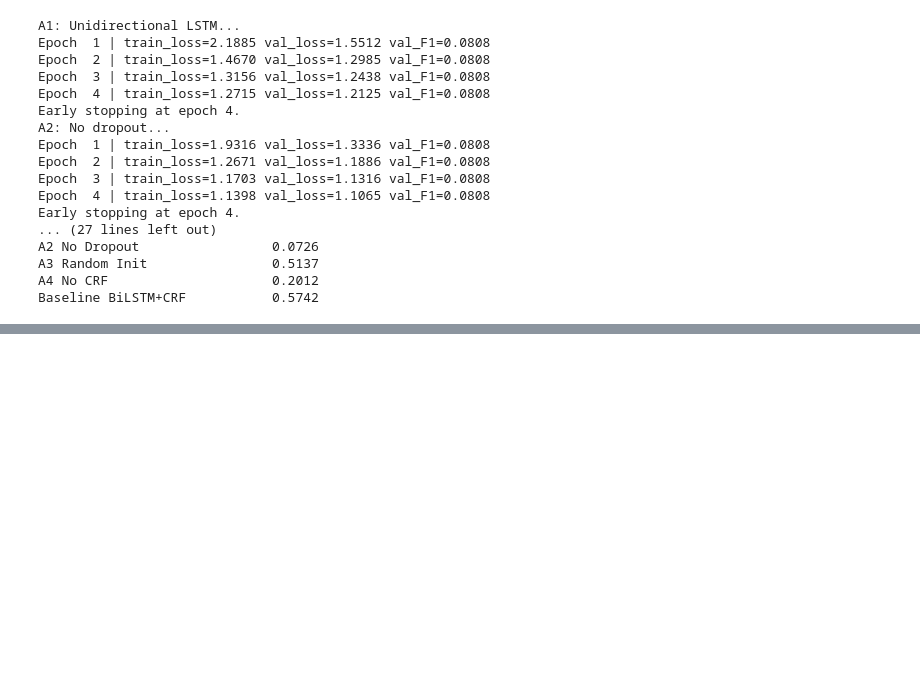
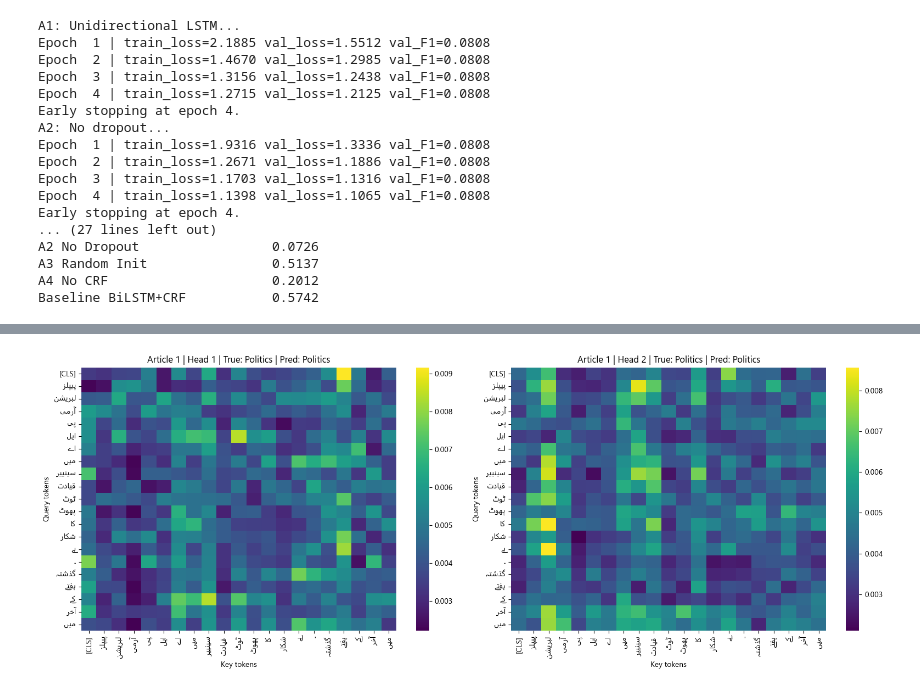
Before and after one commit to Saif1Shahzad/i23-2634-NLP-Assignment2, a Jupyter notebook: i23-2634_Assignment2_DS-A.ipynb, the cells around one changed output, grey strips where cells are left out. Saved outputs shown, nothing was run; the diff lists cells and outputs as text; code cells hidden in the pictures; blank space fills up the shorter version.

```diff
--- a/i23-2634_Assignment2_DS-A.ipynb
+++ b/i23-2634_Assignment2_DS-A.ipynb
@@ -1424,0 +1710,88 @@ Baseline BiLSTM+CRF           0.5742
+# %%
+transformer.eval()
+from matplotlib import font_manager as fm
+
+available_fonts = {f.name for f in fm.fontManager.ttflist}
+urdu_font_candidates = [
+    'Noto Nastaliq Urdu', 'Noto Naskh Arabic',
+    'Jameel Noori Nastaleeq', 'Mehr Nastaliq Web',
+    'Arial Unicode MS', 'Segoe UI', 'Tahoma'
+]
+urdu_font = next((f for f in urdu_font_candidates if f in available_fonts), None)
+if urdu_font is not None:
+    plt.rcParams['font.family'] = urdu_font
+plt.rcParams['axes.unicode_minus'] = False
+
+try:
+    import arabic_reshaper
+    from bidi.algorithm import get_display
+    def format_urdu(text):
+        if not isinstance(text, str):
+            return text
+        if re.search(r'[\u0600-\u06FF]', text):
+            return get_display(arabic_reshaper.reshape(text))
+        return text
+except Exception:
+    def format_urdu(text):
+        return text
+
+if 'to_class_logits' not in globals():
+    def to_class_logits(logits, num_classes):
+        if logits.dim() == 2:
+            return logits
+        if logits.dim() == 3:
+            if logits.size(-1) == num_classes:
+                return logits[:, 0, :]
+            if logits.size(1) == num_classes:
+                return logits[:, :, 0]
+        raise ValueError(f'Unexpected logits shape: {tuple(logits.shape)}')
+
+sample_articles = []
+for x, y in cls_test_dl:
+    for i in range(x.size(0)):
+        raw_logits = transformer(x[i:i+1].to(device))
+        pred = to_class_logits(raw_logits, len(CATEGORIES)).argmax(-1).item()
+        if pred == y[i].item():
+            sample_articles.append((x[i:i+1], y[i].item()))
+        if len(sample_articles) == 3: break
+    if len(sample_articles) == 3: break
+
+SHOW_TOKENS = 20  # limit tokens shown on axis
+
+for art_idx, (x_art, true_label) in enumerate(sample_articles):
+    with torch.no_grad():
+        raw_logits, all_attn = transformer(x_art.to(device), return_attn=True)
+    logits = to_class_logits(raw_logits, len(CATEGORIES))
+    pred_label = logits.argmax(-1).item()
+    # Get attention from final encoder block (index 3), heads 0 and 1
+    final_attn = all_attn[-1]   # list of (B,T+1,T+1) per head
+    # Decode token ids to words for axis labels
+    token_ids = x_art[0].tolist()
+    token_words = [format_urdu(idx2word.get(i,'?')) for i in token_ids[:SHOW_TOKENS]]
+    token_words = ['[CLS]'] + token_words
+
+    fig, axes = plt.subplots(1, 2, figsize=(16, 6))
+    for head_i in range(2):
+        attn_w = final_attn[head_i][0].detach().cpu().numpy()
+        attn_w = np.squeeze(attn_w)
+        if attn_w.ndim != 2:
+            raise ValueError(f'Unexpected attention shape after squeeze: {attn_w.shape}')
+        show_n = min(SHOW_TOKENS + 1, attn_w.shape[0], attn_w.shape[1], len(token_words))
+        attn_w = attn_w[:show_n, :show_n]
+        plot_tokens = token_words[:show_n]
+        sns.heatmap(attn_w, ax=axes[head_i], cmap='viridis',
+                    xticklabels=plot_tokens, yticklabels=plot_tokens)
+        axes[head_i].set_title(f'Article {art_idx+1} | Head {head_i+1} | '
+                                f'True: {CATEGORIES[true_label]} | Pred: {CATEGORIES[pred_label]}')
+        axes[head_i].set_xlabel('Key tokens')
+        axes[head_i].set_ylabel('Query tokens')
+        axes[head_i].tick_params(axis='x', rotation=90)
+        axes[head_i].tick_params(axis='y', rotation=0)
+        if urdu_font is not None:
+            for lbl in axes[head_i].get_xticklabels() + axes[head_i].get_yticklabels():
+                lbl.set_fontname(urdu_font)
+    plt.tight_layout()
+    plt.savefig(f'attn_heatmap_article{art_idx+1}.png', dpi=200, bbox_inches='tight')
+    plt.show()
+# %% [output]
+[figure, added]
```
Also changed, not shown: parts of 26 cells of this notebook, 6 other files.
